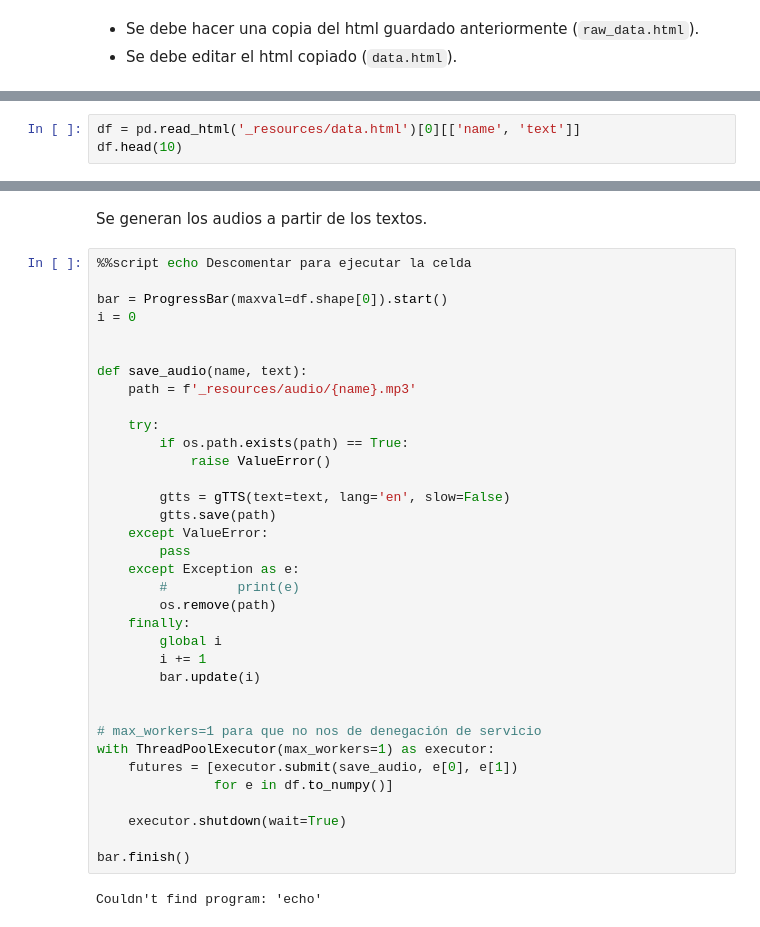
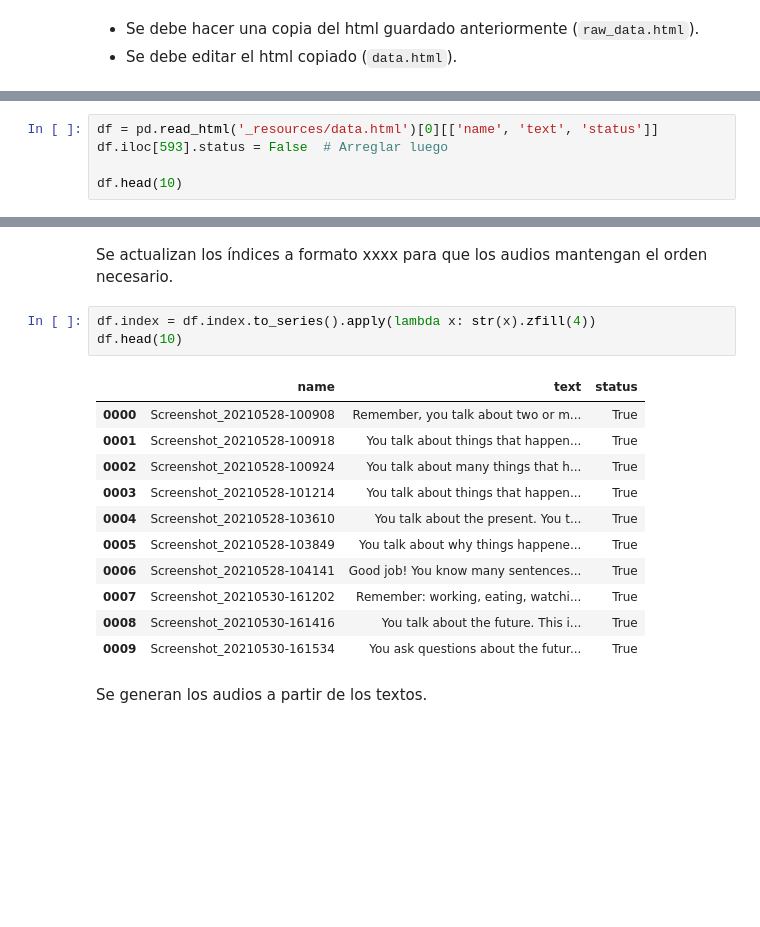
Before and after one commit to kike1985/Machine-Learning, a Jupyter notebook: 0901_Optical _Character_Recognition.ipynb, the cells around one changed output, grey strips where cells are left out. Drawn from its saved outputs; the diff is of its cells as text; blank space fills up the shorter version.

```diff
--- a/0901_Optical _Character_Recognition.ipynb
+++ b/0901_Optical _Character_Recognition.ipynb
@@ -140,4 +144,6 @@ Se carga el html editado.
 # %%
-df = pd.read_html('_resources/data.html')[0][['name', 'text']]
+df = pd.read_html('_resources/data.html')[0][['name', 'text', 'status']]
+df.iloc[593].status = False  # Arreglar luego
+
 df.head(10)
 # %% [output]
@@ -154,39 +165,19 @@ df.head(10)
+# %% [markdown]
+Se actualizan los índices a formato xxxx para que los audios mantengan el orden necesario.
+# %%
+df.index = df.index.to_series().apply(lambda x: str(x).zfill(4))
+df.head(10)
+# %% [output]
+|  | name | text | status |
+| 0000 | Screenshot_20210528-100908 | Remember, you talk about two or m... | True |
+| 0001 | Screenshot_20210528-100918 | You talk about things that happen... | True |
+| 0002 | Screenshot_20210528-100924 | You talk about many things that h... | True |
+| 0003 | Screenshot_20210528-101214 | You talk about things that happen... | True |
+| 0004 | Screenshot_20210528-103610 | You talk about the present. You t... | True |
+| 0005 | Screenshot_20210528-103849 | You talk about why things happene... | True |
+| 0006 | Screenshot_20210528-104141 | Good job! You know many sentences... | True |
+| 0007 | Screenshot_20210530-161202 | Remember: working, eating, watchi... | True |
+| 0008 | Screenshot_20210530-161416 | You talk about the future. This i... | True |
+| 0009 | Screenshot_20210530-161534 | You ask questions about the futur... | True |
 # %% [markdown]
 Se generan los audios a partir de los textos.
-# %%
-%%script echo Descomentar para ejecutar la celda
-
-bar = ProgressBar(maxval=df.shape[0]).start()
-i = 0
-
-
-def save_audio(name, text):
-    path = f'_resources/audio/{name}.mp3'
-
-    try:
-        if os.path.exists(path) == True:
-            raise ValueError()
-
-        gtts = gTTS(text=text, lang='en', slow=False)
-        gtts.save(path)
-    except ValueError:
-        pass
-    except Exception as e:
-        #         print(e)
-        os.remove(path)
-    finally:
-        global i
-        i += 1
-        bar.update(i)
-
-
-# max_workers=1 para que no nos de denegación de servicio
-with ThreadPoolExecutor(max_workers=1) as executor:
-    futures = [executor.submit(save_audio, e[0], e[1])
-               for e in df.to_numpy()]
-
-    executor.shutdown(wait=True)
-
-bar.finish()
-# %% [output]
-Couldn't find program: 'echo'
```
Also changed, not shown: parts of 22 cells of this notebook, 1 other file.
